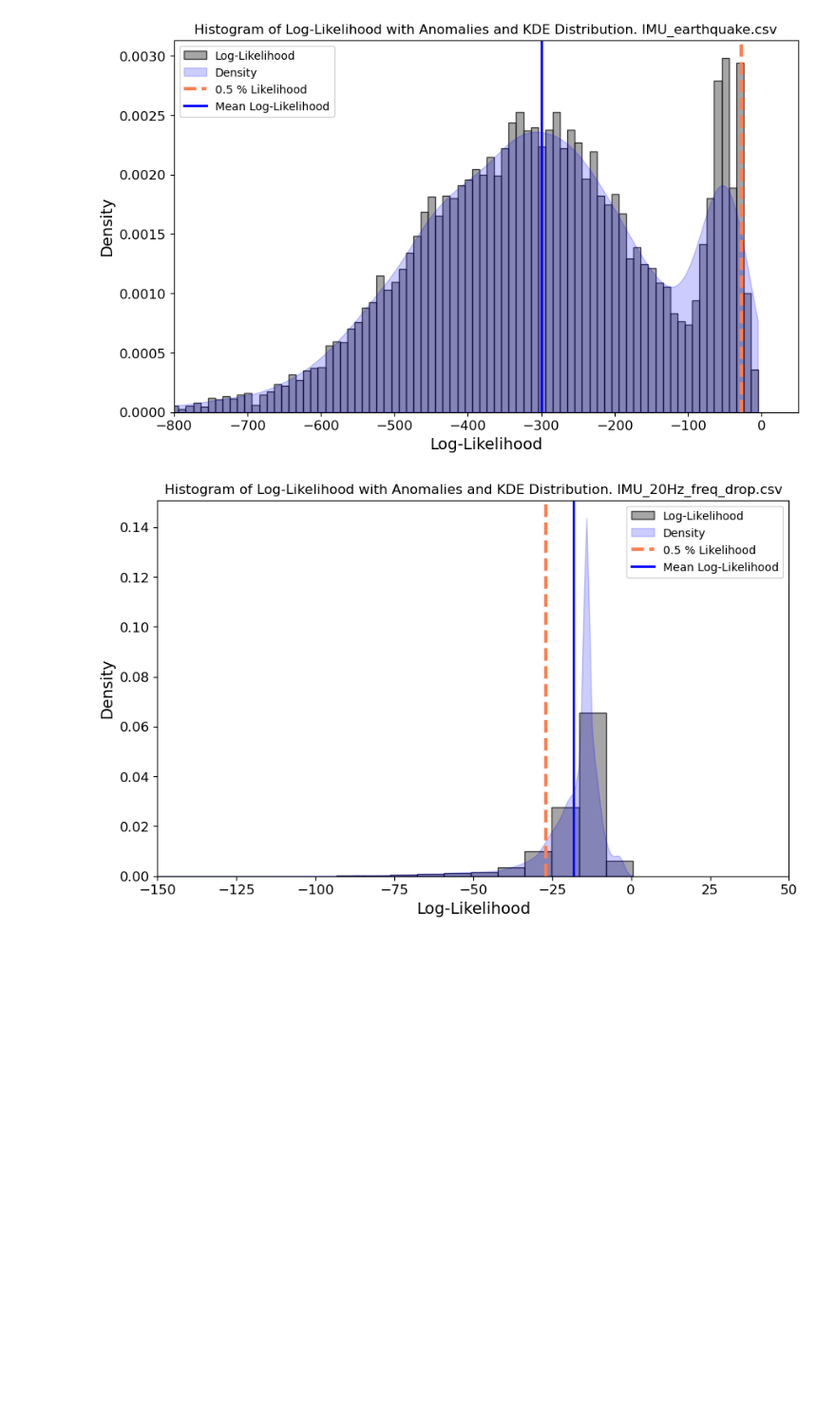
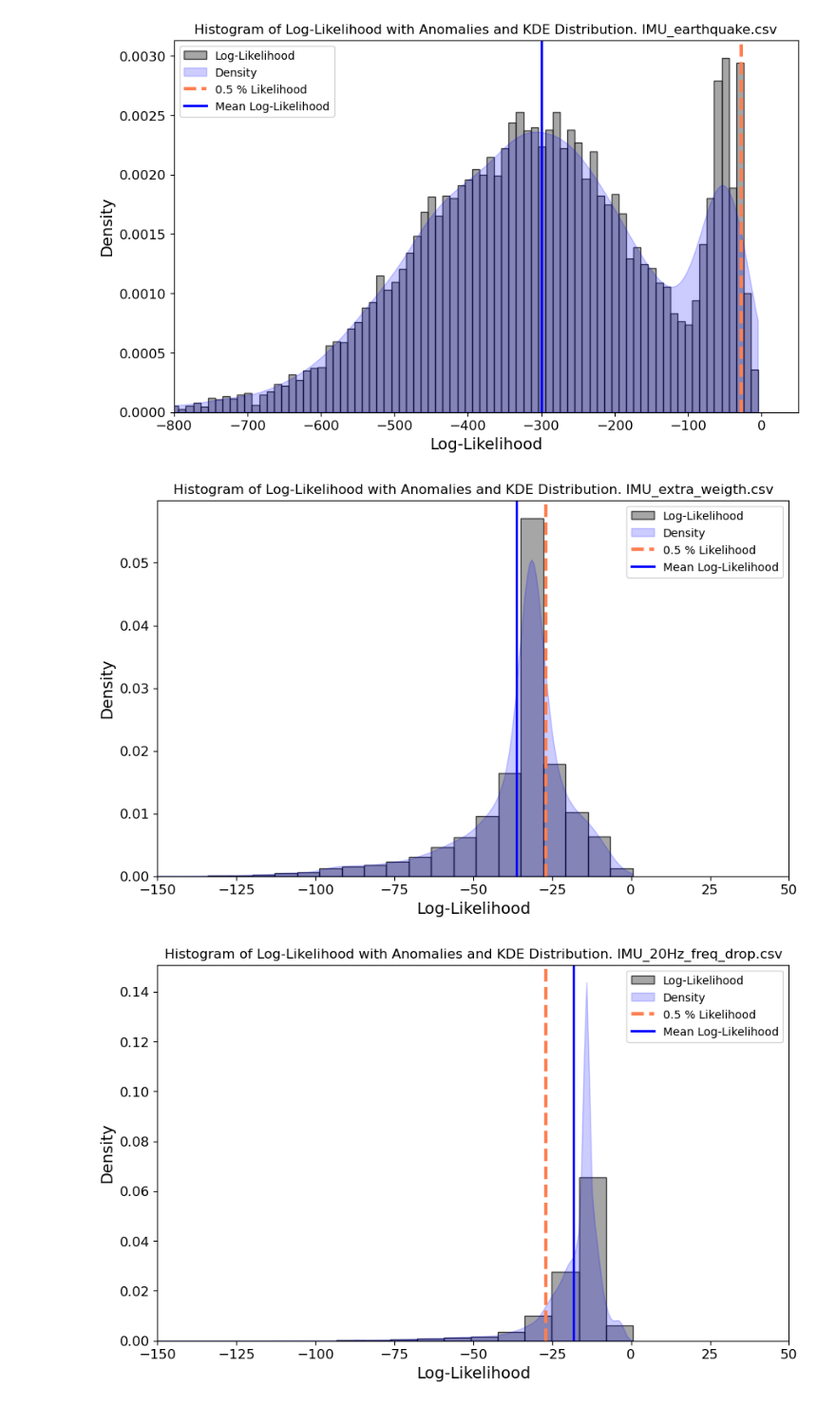
Before and after one commit to Hakonimatata/MachineLearningV2, a Jupyter notebook: Assignment_2/A2_Submission.ipynb, the cells around one changed output. Shown at 95% size. Saved outputs shown, nothing was run; the diff lists cells and outputs as text; code cells hidden in the pictures; blank space fills up the shorter version.

```diff
--- a/Assignment_2/A2_Submission.ipynb
+++ b/Assignment_2/A2_Submission.ipynb
@@ -768,6 +1050,10 @@ For ``IMU_extra_weigth.csv`` we see that the mean of the log-likelihood lies wel
 plot_anomalies_histogram("IMU_earthquake.csv", threshold, gmm, scaler, x_start=-800)
 # %% [output]
 [figure]
+# %%
+plot_anomalies_histogram("IMU_extra_weigth.csv", threshold, gmm, scaler, x_start=-150)
+# %% [output]
+[figure, added]
 # %%
 plot_anomalies_histogram("IMU_20Hz_freq_drop.csv", threshold, gmm, scaler, x_start=-150, x_end=50)
 # %% [output]
```
Also changed, not shown: parts of 21 cells of this notebook, 2 other files.
